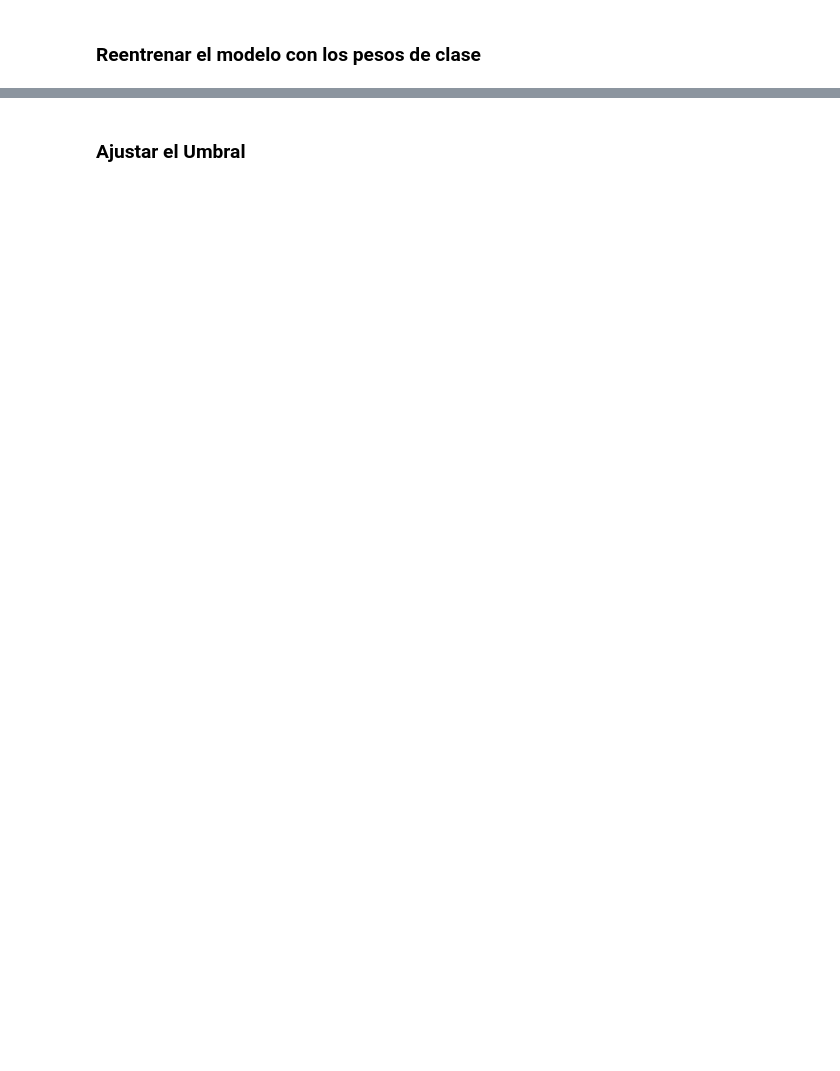
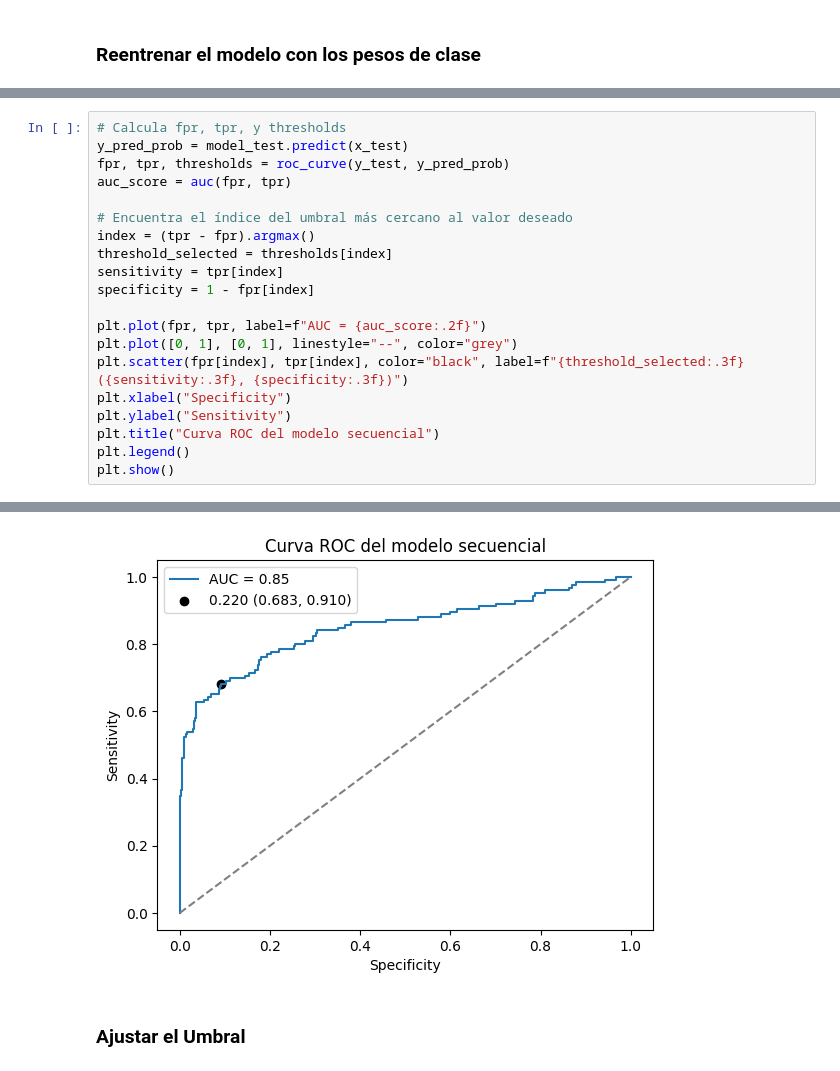
Before and after one commit to pamelamurilloa/DataMining-ISW911-ThirdProject-MachineLearning, a Jupyter notebook: red_neuronal_secuencial_churn.ipynb, the cells around one changed output, grey strips where cells are left out. Drawn from its saved outputs; the diff is of its cells as text; blank space fills up the shorter version.

```diff
--- a/red_neuronal_secuencial_churn.ipynb
+++ b/red_neuronal_secuencial_churn.ipynb
@@ -386,0 +413,21 @@ Epoch 23/100
+# %%
+# Calcula fpr, tpr, y thresholds
+y_pred_prob = model_test.predict(x_test)
+fpr, tpr, thresholds = roc_curve(y_test, y_pred_prob)
+auc_score = auc(fpr, tpr)
+
+# Encuentra el índice del umbral más cercano al valor deseado
+index = (tpr - fpr).argmax()
+threshold_selected = thresholds[index]
+sensitivity = tpr[index]
+specificity = 1 - fpr[index]
+
+plt.plot(fpr, tpr, label=f"AUC = {auc_score:.2f}")
+plt.plot([0, 1], [0, 1], linestyle="--", color="grey")
+plt.scatter(fpr[index], tpr[index], color="black", label=f"{threshold_selected:.3f} ({sensitivity:.3f}, {specificity:.3f})")
+plt.xlabel("Specificity")
+plt.ylabel("Sensitivity")
+plt.title("Curva ROC del modelo secuencial")
+plt.legend()
+plt.show()
+# %% [output]
@@ -387,3 +435,4 @@ Epoch 23/100
+[figure, added]
 # %% [markdown]
 ### Ajustar el Umbral
 # %%
```
Also changed, not shown: parts of 21 cells of this notebook.
